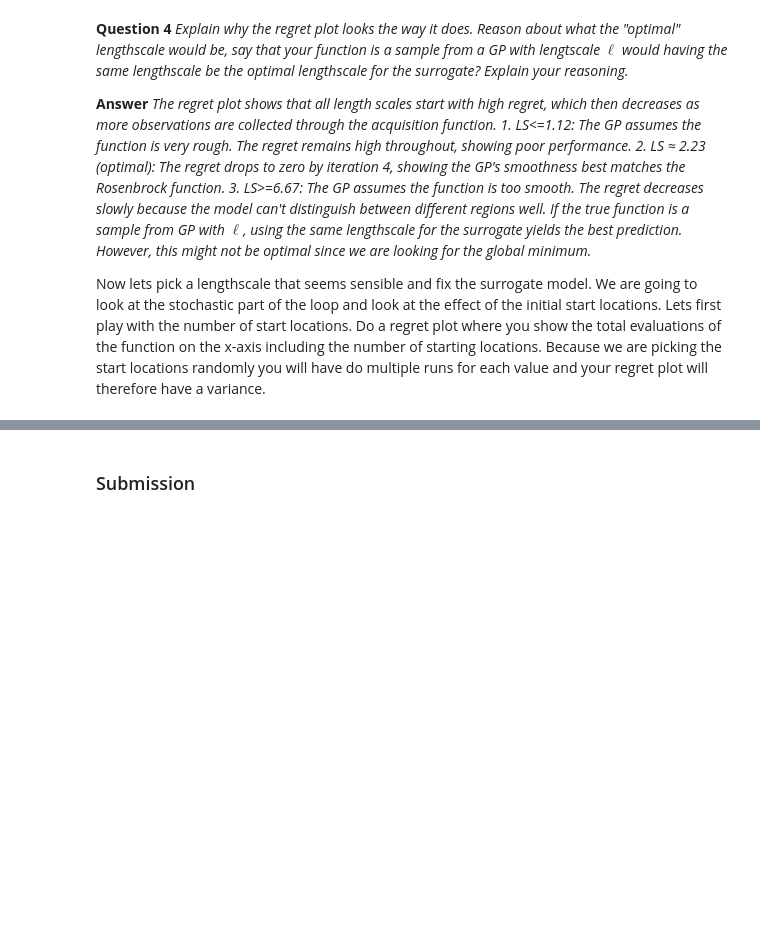
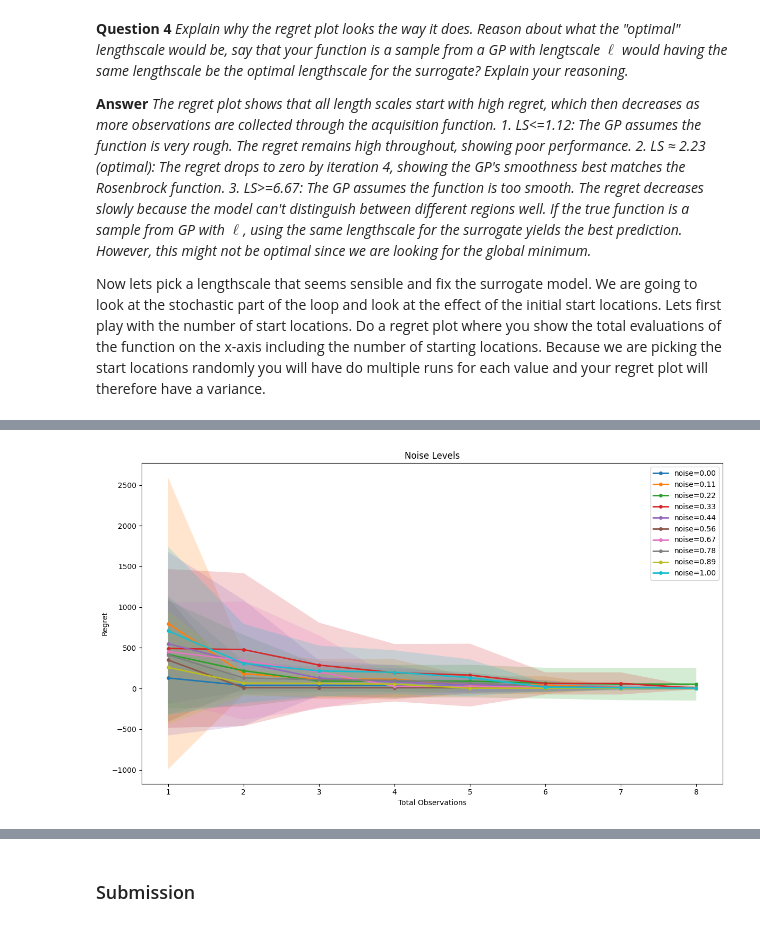
Before and after one commit to Tzu-Liang/Machine-Learning-and-the-Physical-World, a Jupyter notebook: bayesopt-notebook.ipynb, the cells around one changed output, grey strips where cells are left out. Saved outputs shown, nothing was run; the diff lists cells and outputs as text; code cells hidden in the pictures; blank space fills up the shorter version.

```diff
--- a/bayesopt-notebook.ipynb
+++ b/bayesopt-notebook.ipynb
@@ -836,13 +860,10 @@ plt.show()
 # %%
 def bayesian_optimisation_2d_variable_start(surrogate_model, acquisition_function,
                                             X_grid, kernel_func, objective_fun,
-                                            theta, f_opt, n_start, start_loc):
-    n_points = len(X_grid)
-    index = np.random.permutation(n_points)
-    X_start = X_grid[index[start_loc:n_start]]
-
-    Y_start = objective_fun(X_start)
-    X_remaining = np.delete(X_grid, index[start_loc:n_start], axis=0)
+                                            theta, f_opt, X_start_indices, noise=0.0):
+    X_start = X_grid[X_start_indices]
+    Y_start = objective_fun(X_start, noise=noise)
+    X_remaining = np.delete(X_grid, X_start_indices, axis=0)
 
     regrets = []
     for i in range(len(Y_start)):
@@ -851,13 +872,14 @@ def bayesian_optimisation_2d_variable_start(surrogate_model, acquisition_functio
 
     iter = 0
     while iter < 5:
-        mu, varSigma = surrogate_model(X_remaining, X_start, Y_start, theta, kernel_func)
+        mu, varSigma = surrogate_model(X_remaining, X_start, Y_start,
+                                       theta, kernel_func)
         f = np.random.multivariate_normal(mu.flatten(), varSigma, 1)
         alpha = acquisition_function(f, mu, varSigma)
 
         index_max = np.argmax(alpha)
         x_new_star = X_remaining[index_max].reshape(1, 2)
-        y_star = objective_fun(x_new_star)
+        y_star = objective_fun(x_new_star, noise=noise)
 
         X_start = np.vstack([X_start, x_new_star])
         Y_start = np.vstack([Y_start, y_star])
@@ -869,32 +891,27 @@ def bayesian_optimisation_2d_variable_start(surrogate_model, acquisition_functio
 
     return np.array(regrets)
 
+# implement a loop that tries different noise-levels
+n_starts = 5  # Number of different start location sets
+n_evals = 5
 
-# Setup grid
-n_points = 20
-x1 = np.linspace(-1, 1, n_points)
-x2 = np.linspace(-1, 1, n_points)
-X1, X2 = np.meshgrid(x1, x2)
-X = np.column_stack([X1.ravel(), X2.ravel()])
+# Define noise levels
+noise_levels = np.linspace(0, 1, 10)
 
-Y = Rosenbrock2D(X)
-f_opt = np.min(Y)
+# Storage for different noise levels
+all_noise_results = {}
 
-# Fixed parameters
-theta = np.array([1.0, 2.23])
-n_starts = 10   # number of start points
-n_evals = 10    # repetitions
-
-# Storage
-all_regrets = {}
-
-# Triple nested loop
-for i in range(1, 7):  # Start locations
+# Loop over different noise levels
+for i in range(0, 10):
+    noise = noise_levels[i]
     regrets_list = []
 
-    for j in range(0, n_starts):  # number of start points
-        for k in range(0, n_evals):  # repetitions
-            np.random.seed(i * 1000 + j * 100 + k)
+    for j in range(0, n_starts):  # Generate different start locations
+        np.random.seed(j * 100 + i)
+        start_location_indices = np.random.permutation(len(X))[:n_start]
+
+        for k in range(0, n_evals):  # Multiple runs with these start locations
+            np.random.seed(k * 10000 + j * 100 + i)
 
             regrets = bayesian_optimisation_2d_variable_start(
                 surrogate_model=gpposterior,
@@ -904,23 +921,33 @@ for i in range(1, 7):  # Start locations
                 objective_fun=Rosenbrock2D,
                 theta=theta,
                 f_opt=f_opt,
-                n_start = j,
-                start_loc = i
+                X_start_indices=start_location_indices,
+                noise=noise
             )
 
             regrets_list.append(regrets)
 
-        all_regrets[j] = np.array(regrets_list)
-    regrets_array = all_regrets[i]
+    all_noise_results[noise] = np.array(regrets_list)
+
+plt.figure(figsize=(12, 7))
+
+for noise in noise_levels:
+    regrets_array = all_noise_results[noise]
     mean_regret = np.mean(regrets_array, axis=0)
-    total_evals = np.arange(1, len(mean_regret) + 1)
+    std_regret = np.std(regrets_array, axis=0)
+
+    total_evals = np.arange(1, 1 + len(mean_regret))
 
     plt.plot(total_evals, mean_regret, linewidth=2, marker='o',
-             markersize=4, label=f'n_start={i}')
+             markersize=4, label=f'noise={noise:.2f}')
+    plt.fill_between(total_evals,
+                     mean_regret - 2*std_regret,
+                     mean_regret + 2*std_regret,
+                     alpha=0.2)
 
-plt.xlabel('Total Function Evaluations')
-plt.ylabel('Mean Regret')
-plt.title('Effect of Number of Initial Start Locations')
+plt.xlabel('Total Observations')
+plt.ylabel('Regret')
+plt.title(f'Noise Levels')
 plt.legend()
 plt.tight_layout()
 plt.show()
@@ -928,0 +955 @@ ValueError: setting an array element with a sequence. The requested array has an
+[figure, added]
```
Also changed, not shown: parts of 15 cells of this notebook.
